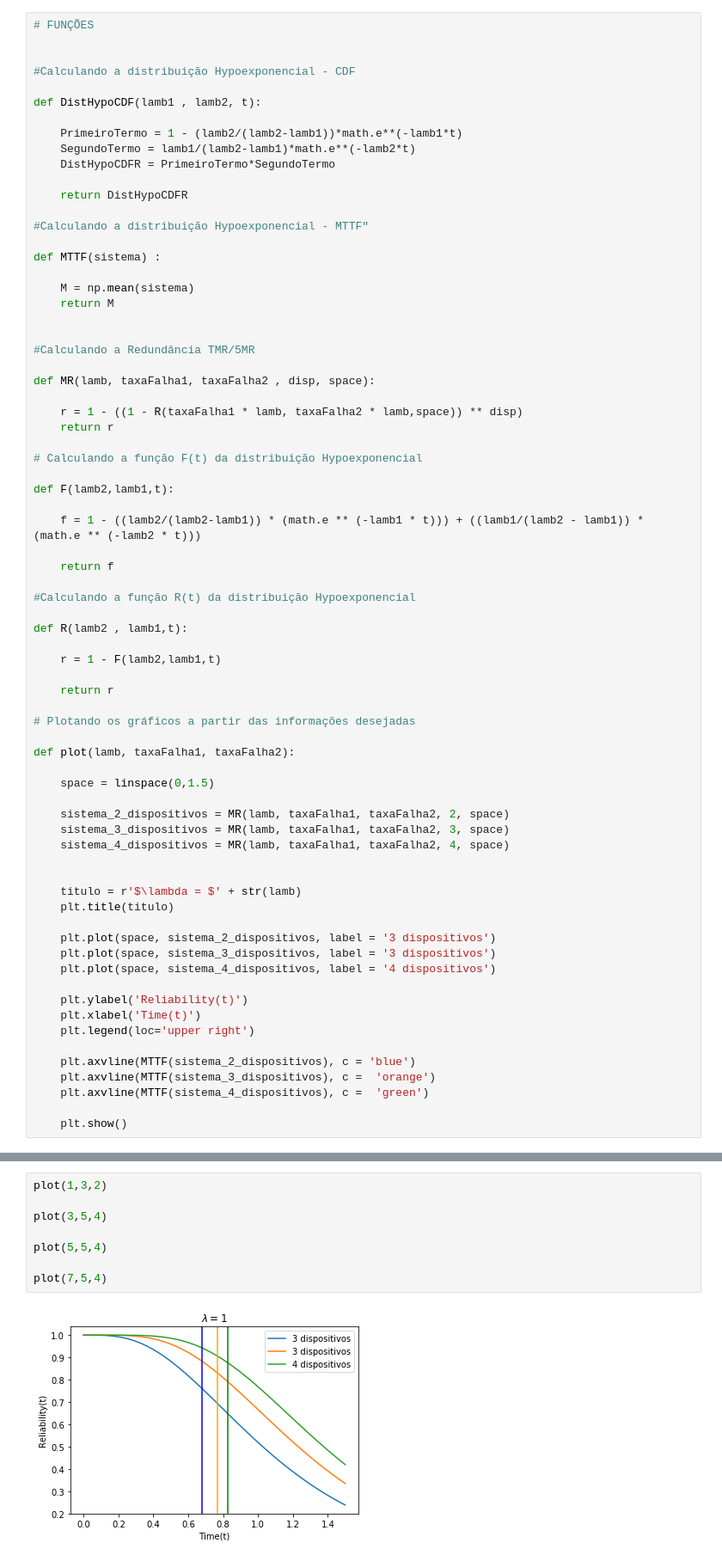
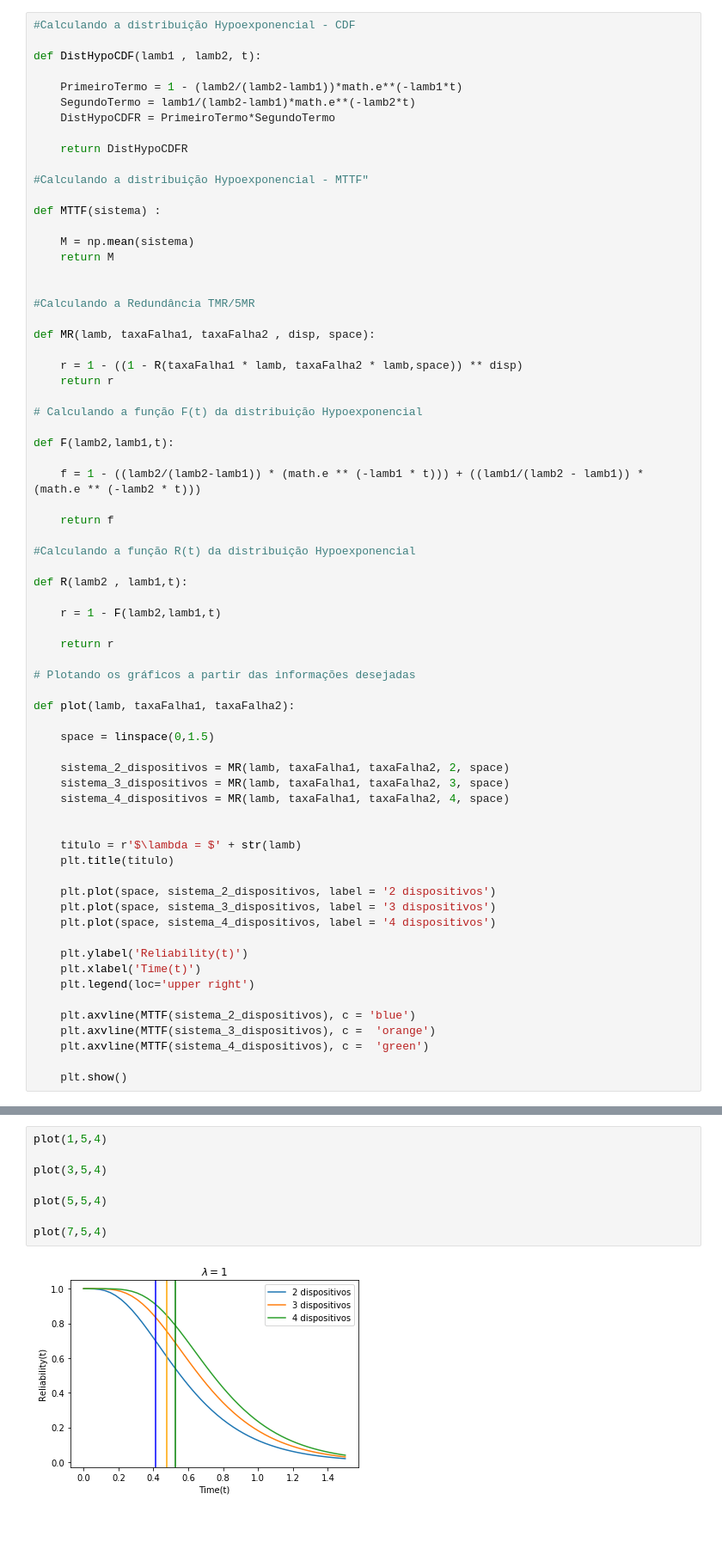
Before and after one commit to Erickw/GraficosToleranciaFalhas, a Jupyter notebook: Versão Final.ipynb, the cells around one changed output, grey strips where cells are left out. Shown at 86% size. Saved outputs shown, nothing was run; the diff lists cells and outputs as text; blank space fills up the shorter version.

```diff
--- a/Versão Final.ipynb
+++ b/Versão Final.ipynb
@@ -11,7 +13,4 @@ import scipy.integrate as integrate
 # %%
-# FUNÇÕES
-
-
 #Calculando a distribuição Hypoexponencial - CDF
 
 def DistHypoCDF(lamb1 , lamb2, t):
@@ -67,7 +66,7 @@ def plot(lamb, taxaFalha1, taxaFalha2):
     titulo = r'$\lambda = $' + str(lamb)
     plt.title(titulo)
 
-    plt.plot(space, sistema_2_dispositivos, label = '3 dispositivos')
+    plt.plot(space, sistema_2_dispositivos, label = '2 dispositivos')
     plt.plot(space, sistema_3_dispositivos, label = '3 dispositivos')
     plt.plot(space, sistema_4_dispositivos, label = '4 dispositivos')
 
@@ -83,13 +99,13 @@ def plot(lamb, taxaFalha1, taxaFalha2):
 # %%
-plot(1,3,2)
+plot(1,5,4)
 
 plot(3,5,4)
 
 plot(5,5,4)
 
 plot(7,5,4)
 # %% [output]
-[figure, old version]
+[figure, new version]
 [figure]
 [figure]
 [figure]
```
Also changed, not shown: parts of 8 cells of this notebook.
